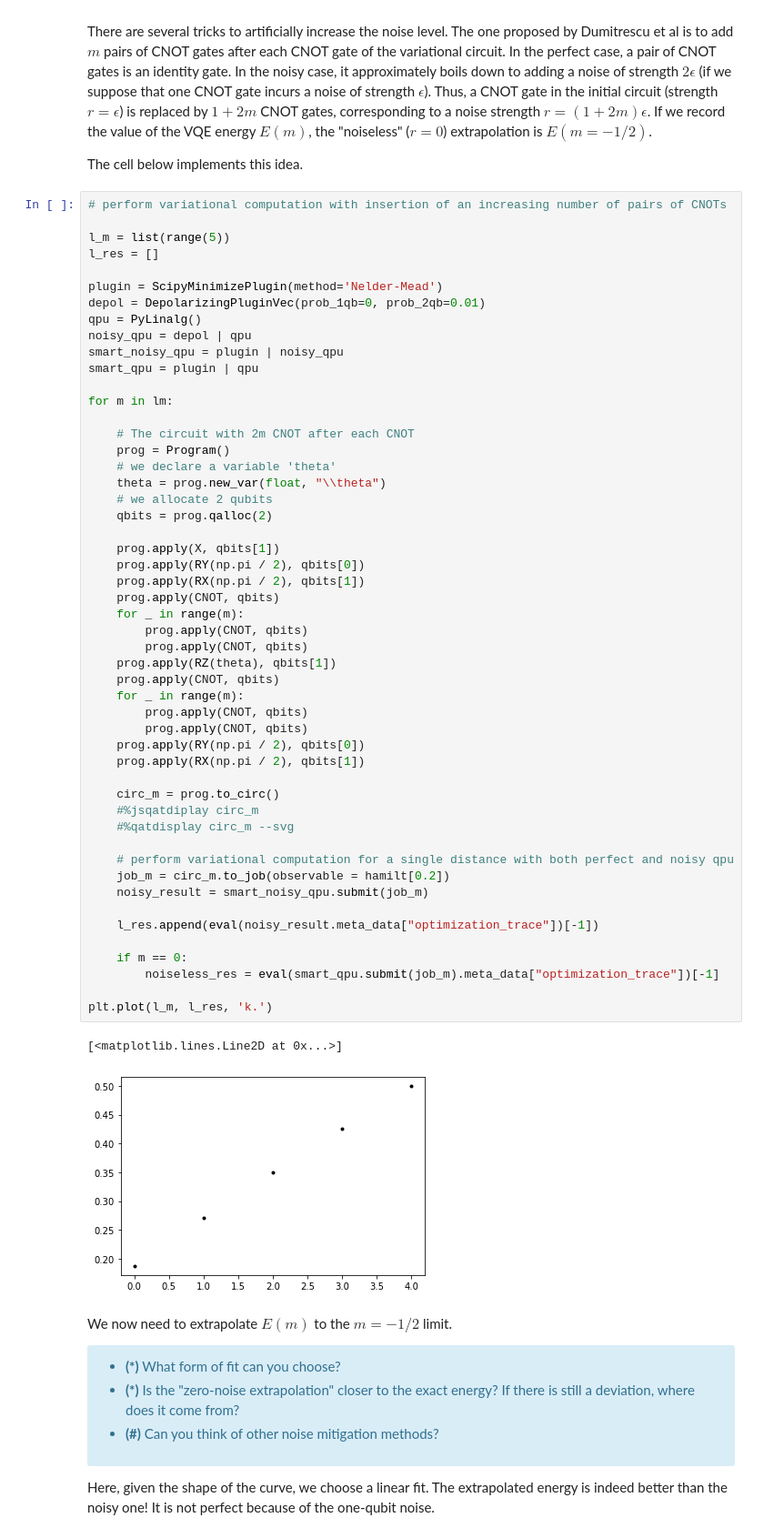
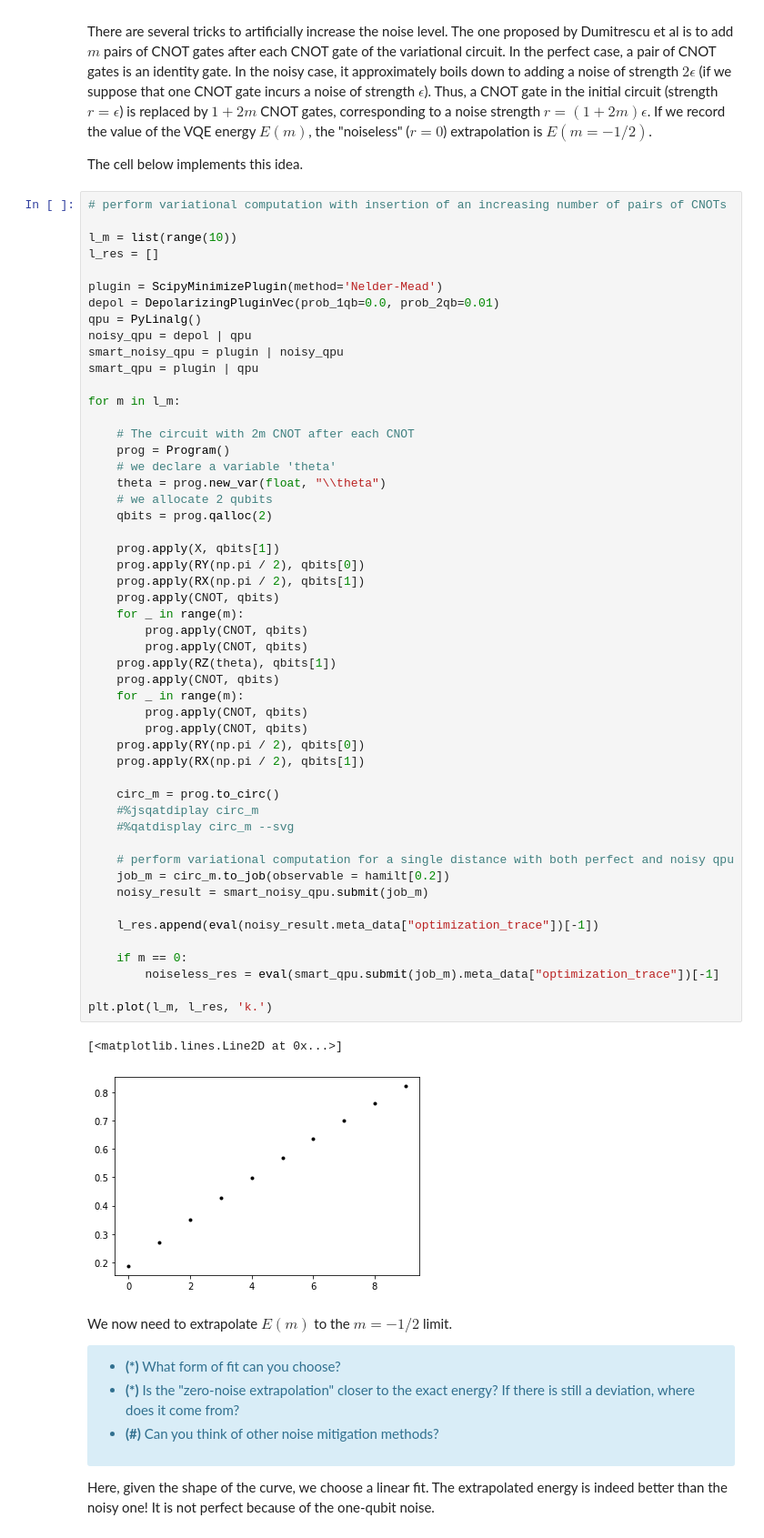
Before and after one commit to Adrien-Kahn/PHY580, a Jupyter notebook: dihydrogen-project.ipynb, the cells around one changed output. Shown: that part at 91% size. Cells and saved outputs as stored; diff of their text form.

```diff
--- a/dihydrogen-project.ipynb
+++ b/dihydrogen-project.ipynb
@@ -565,17 +581,17 @@ The cell below implements this idea.
 # %%
 # perform variational computation with insertion of an increasing number of pairs of CNOTs
 
-l_m = list(range(5))
+l_m = list(range(10))
 l_res = []
 
 plugin = ScipyMinimizePlugin(method='Nelder-Mead')
-depol = DepolarizingPluginVec(prob_1qb=0, prob_2qb=0.01)
+depol = DepolarizingPluginVec(prob_1qb=0.0, prob_2qb=0.01)
 qpu = PyLinalg()
 noisy_qpu = depol | qpu
 smart_noisy_qpu = plugin | noisy_qpu
 smart_qpu = plugin | qpu
 
-for m in lm:
+for m in l_m:
 
     # The circuit with 2m CNOT after each CNOT
     prog = Program()
@@ -588,34 +604,34 @@ for m in lm:
     prog.apply(RY(np.pi / 2), qbits[0])
     prog.apply(RX(np.pi / 2), qbits[1])
     prog.apply(CNOT, qbits)
     for _ in range(m):
         prog.apply(CNOT, qbits)
         prog.apply(CNOT, qbits)
     prog.apply(RZ(theta), qbits[1])
     prog.apply(CNOT, qbits)
     for _ in range(m):
         prog.apply(CNOT, qbits)
         prog.apply(CNOT, qbits)
     prog.apply(RY(np.pi / 2), qbits[0])
     prog.apply(RX(np.pi / 2), qbits[1])
 
     circ_m = prog.to_circ()
     #%jsqatdiplay circ_m
     #%qatdisplay circ_m --svg
 
     # perform variational computation for a single distance with both perfect and noisy qpu
     job_m = circ_m.to_job(observable = hamilt[0.2])
     noisy_result = smart_noisy_qpu.submit(job_m)
 
     l_res.append(eval(noisy_result.meta_data["optimization_trace"])[-1])
 
     if m == 0:
         noiseless_res = eval(smart_qpu.submit(job_m).meta_data["optimization_trace"])[-1]
 
 plt.plot(l_m, l_res, 'k.')
 # %% [output]
 [<matplotlib.lines.Line2D at 0x...>]
-[figure, old version]
+[figure, new version]
 # %% [markdown]
 We now need to extrapolate $E(m)$ to the $m=-1/2$ limit.
 
```
Also changed, not shown: parts of 12 cells of this notebook.
